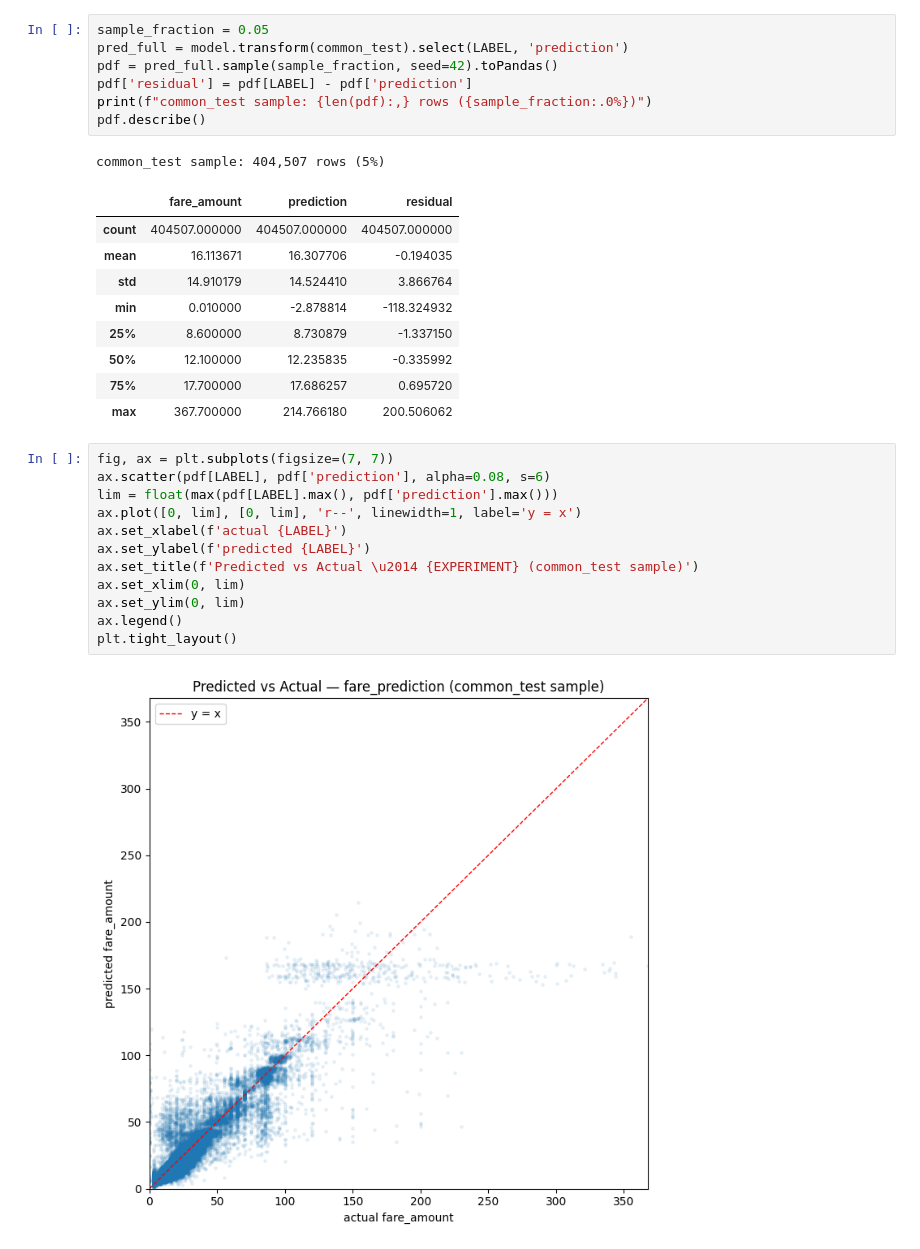
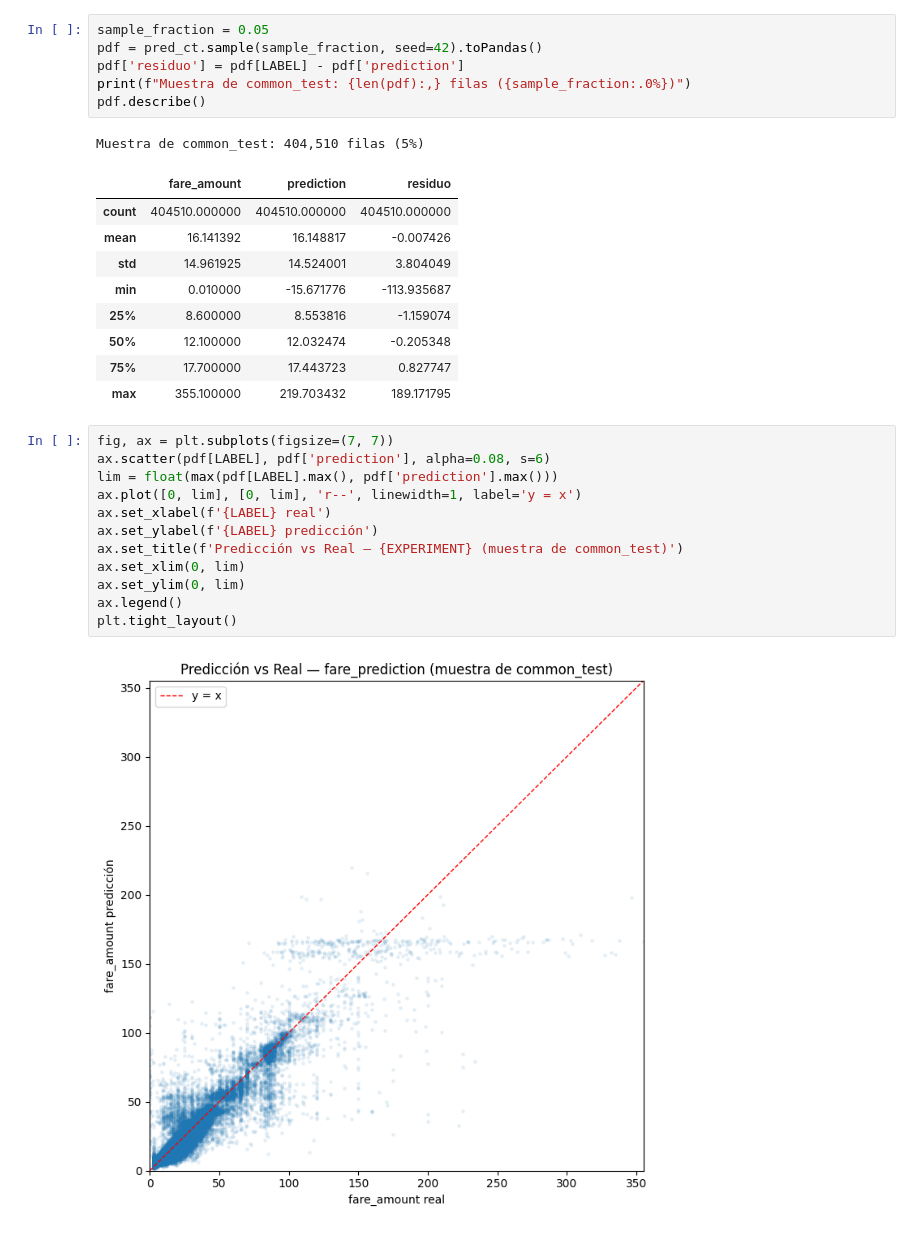
Before and after one commit to jgalanl/datalakehouse, a Jupyter notebook: src/notebooks/ml/fare_diagnostics.ipynb, the cells around one changed output. Cells and saved outputs as stored; diff of their text form.

```diff
--- a/src/notebooks/ml/fare_diagnostics.ipynb
+++ b/src/notebooks/ml/fare_diagnostics.ipynb
@@ -263,33 +246,32 @@ Una muestra del 5 % de `common_test` traída a pandas para graficar. Los puntos
 # %%
 sample_fraction = 0.05
-pred_full = model.transform(common_test).select(LABEL, 'prediction')
-pdf = pred_full.sample(sample_fraction, seed=42).toPandas()
-pdf['residual'] = pdf[LABEL] - pdf['prediction']
-print(f"common_test sample: {len(pdf):,} rows ({sample_fraction:.0%})")
+pdf = pred_ct.sample(sample_fraction, seed=42).toPandas()
+pdf['residuo'] = pdf[LABEL] - pdf['prediction']
+print(f"Muestra de common_test: {len(pdf):,} filas ({sample_fraction:.0%})")
 pdf.describe()
 # %% [output]
-common_test sample: 404,507 rows (5%)
+Muestra de common_test: 404,510 filas (5%)
-|  | fare_amount | prediction | residual |
-| count | 404507.000000 | 404507.000000 | 404507.000000 |
-| mean | 16.113671 | 16.307706 | -0.194035 |
-| std | 14.910179 | 14.524410 | 3.866764 |
-| min | 0.010000 | -2.878814 | -118.324932 |
-| 25% | 8.600000 | 8.730879 | -1.337150 |
-| 50% | 12.100000 | 12.235835 | -0.335992 |
-| 75% | 17.700000 | 17.686257 | 0.695720 |
-| max | 367.700000 | 214.766180 | 200.506062 |
+|  | fare_amount | prediction | residuo |
+| count | 404510.000000 | 404510.000000 | 404510.000000 |
+| mean | 16.141392 | 16.148817 | -0.007426 |
+| std | 14.961925 | 14.524001 | 3.804049 |
+| min | 0.010000 | -15.671776 | -113.935687 |
+| 25% | 8.600000 | 8.553816 | -1.159074 |
+| 50% | 12.100000 | 12.032474 | -0.205348 |
+| 75% | 17.700000 | 17.443723 | 0.827747 |
+| max | 355.100000 | 219.703432 | 189.171795 |
 # %%
 fig, ax = plt.subplots(figsize=(7, 7))
 ax.scatter(pdf[LABEL], pdf['prediction'], alpha=0.08, s=6)
 lim = float(max(pdf[LABEL].max(), pdf['prediction'].max()))
 ax.plot([0, lim], [0, lim], 'r--', linewidth=1, label='y = x')
-ax.set_xlabel(f'actual {LABEL}')
-ax.set_ylabel(f'predicted {LABEL}')
-ax.set_title(f'Predicted vs Actual \u2014 {EXPERIMENT} (common_test sample)')
+ax.set_xlabel(f'{LABEL} real')
+ax.set_ylabel(f'{LABEL} predicción')
+ax.set_title(f'Predicción vs Real — {EXPERIMENT} (muestra de common_test)')
 ax.set_xlim(0, lim)
 ax.set_ylim(0, lim)
 ax.legend()
 plt.tight_layout()
 # %% [output]
-[figure, old version]
+[figure, new version]
 # %% [markdown]
```
Also changed, not shown: parts of 22 cells of this notebook, 27 other files.
